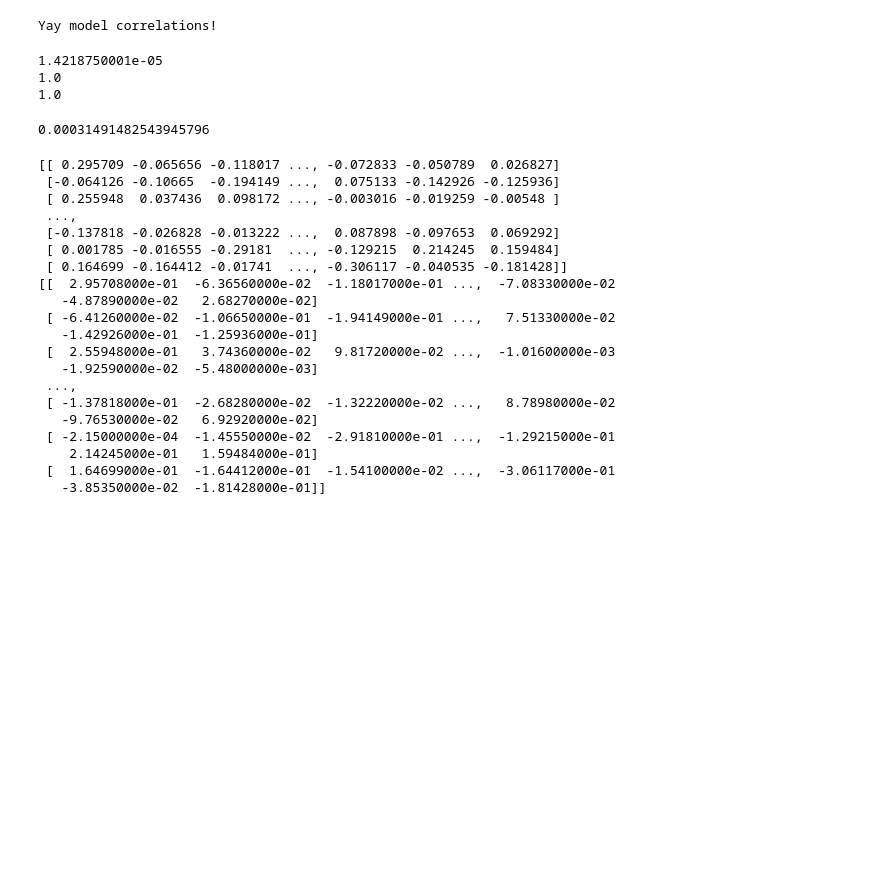
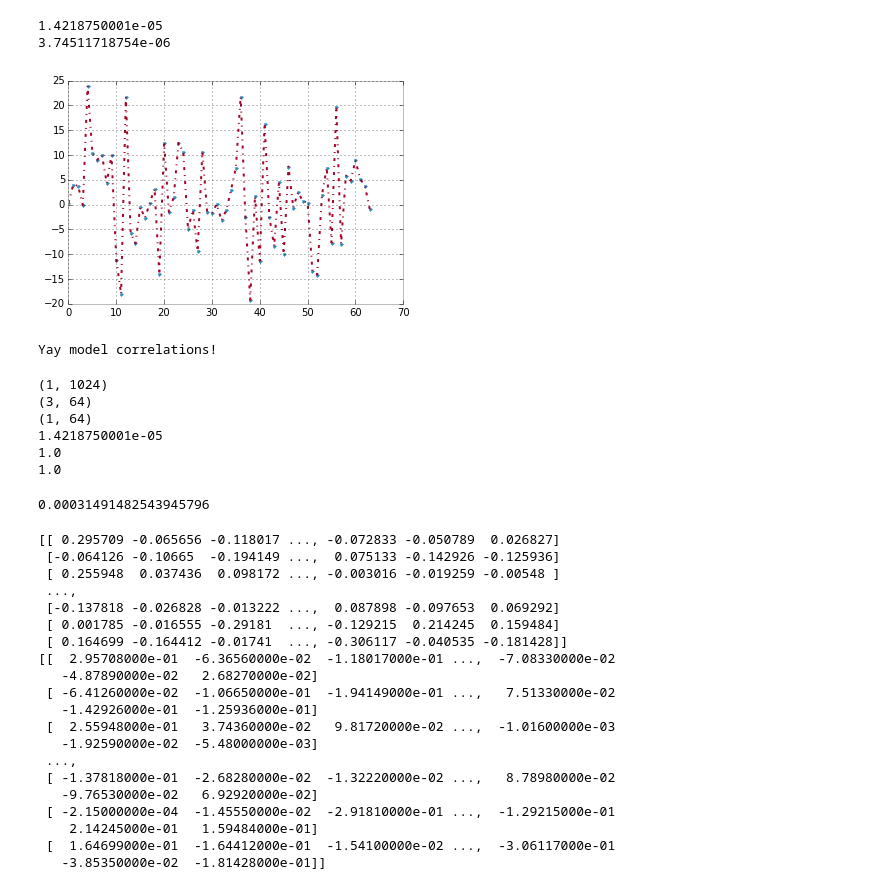
Before and after one commit to colinclement/cudaRBM, a Jupyter notebook: code/src/pycuRBM.ipynb, the cells around one changed output. Cells and saved outputs as stored; diff of their text form; code cells hidden in the pictures; blank space fills up the shorter version.

```diff
--- a/code/src/pycuRBM.ipynb
+++ b/code/src/pycuRBM.ipynb
@@ -27,3 +42,14 @@ print testvisible.shape
+# %%
+print np.abs(-2*Winit.T.dot(vfirst) - hesum).mean()
+print np.abs(-2*Winit.dot(hsamples.T).T[0] - vesum).mean()
+# %% [output]
+1.4218750001e-05
+3.74511718754e-06
+# %%
+plt.plot(hesum,'.');
+plt.plot(-2*Winit.T.dot(vfirst),'-.');
+# %% [output]
+[figure, added]
 # %%
 mcorr = vsamples.T.dot(hsamples)/float(vsamples.shape[0])
 if (mcorr == si_hk_m).mean() == 1.0:
@@ -31,15 +57,21 @@ if (mcorr == si_hk_m).mean() == 1.0:
 # %% [output]
 Yay model correlations!
 # %%
-vbatches = np.loadtxt("dbugDcorrV.dat")
+vbatches = np.loadtxt("dbugDcorrV.dat")[None,:]
+print vbatches.shape
 hdatacorr = np.loadtxt("dbugDcorrH.dat")
+print hdatacorr.shape
 hiddenrand = hdatacorr[0]
 hiddenE = hdatacorr[1]
-hiddenGiven = hdatacorr[2]
-print np.abs((-2*Winit.T.dot(vbatches) ) - hiddenE).mean()
+hiddenGiven = hdatacorr[2:]
+print hiddenGiven.shape
+print np.abs((-2*Winit.T.dot(vbatches[0]) ) - hiddenE).mean()
 print ((2*(sig(hiddenE) > hiddenrand)-1) == hiddenGiven).mean()
-print (np.outer(vbatches,hiddenGiven) == si_hk_d).mean()
+print ((vbatches.T.dot(hiddenGiven)/vbatches.shape[0]) == si_hk_d).mean()
 # %% [output]
+(1, 1024)
+(3, 64)
+(1, 64)
 1.4218750001e-05
 1.0
 1.0
```
Also changed, not shown: parts of 5 cells of this notebook.
